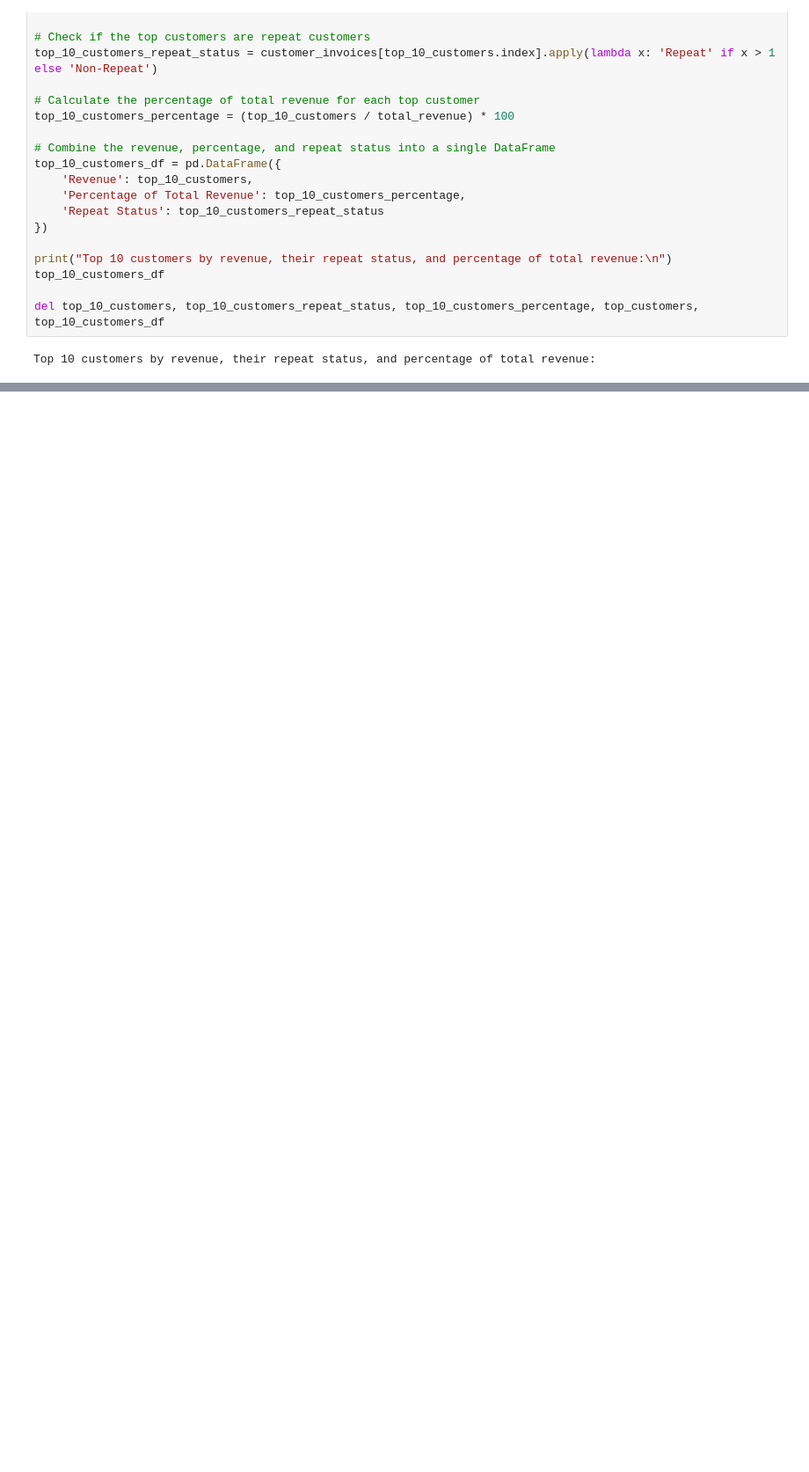
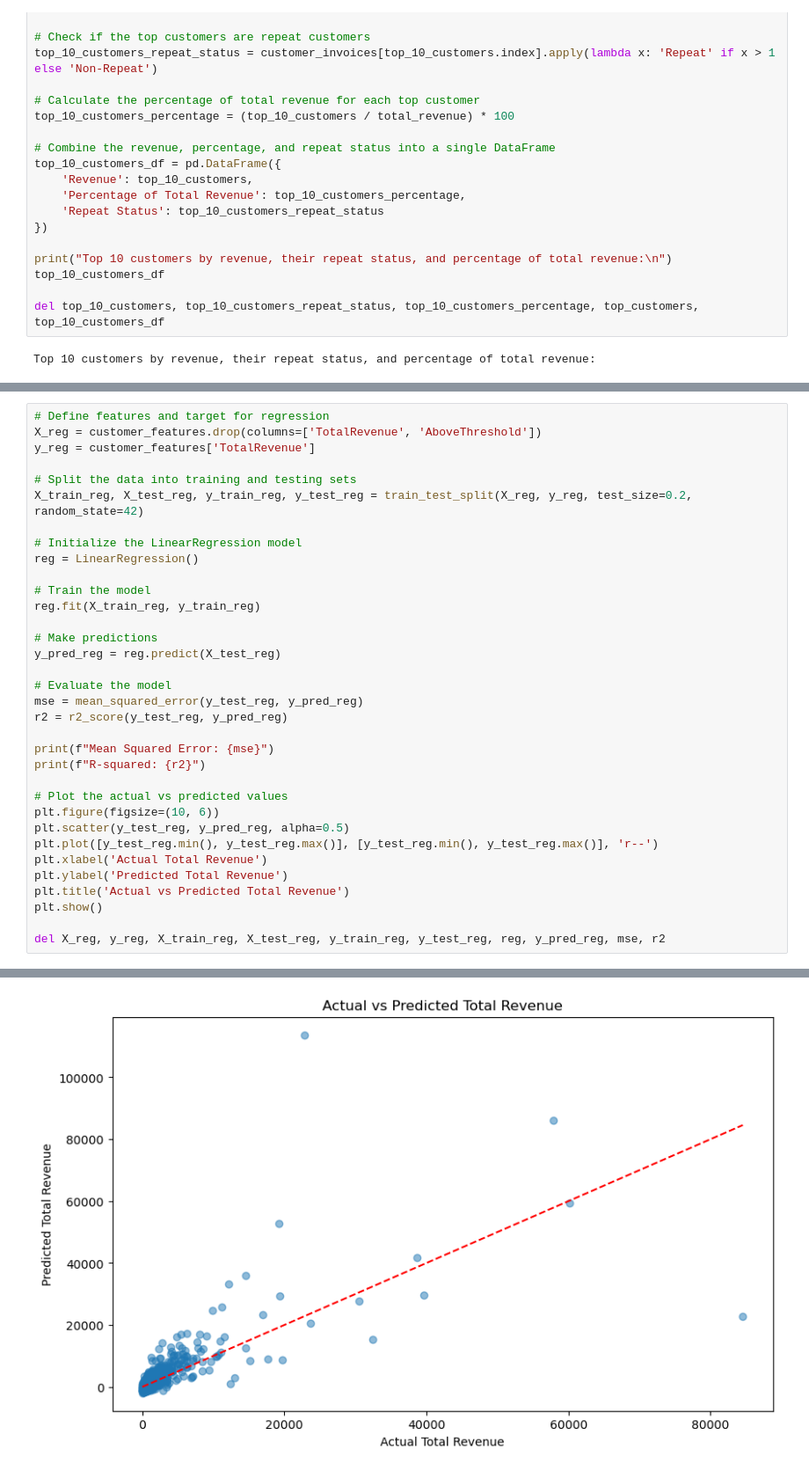
Before and after one commit to AicheD/RetailAnalysis, a Jupyter notebook: final-project.ipynb, the cells around one changed output, grey strips where cells are left out. Shown at 88% size. Saved outputs shown, nothing was run; the diff lists cells and outputs as text; blank space fills up the shorter version.

```diff
--- a/final-project.ipynb
+++ b/final-project.ipynb
@@ -321,0 +537,35 @@ Name: count, dtype: int64
+# %%
+# Define features and target for regression
+X_reg = customer_features.drop(columns=['TotalRevenue', 'AboveThreshold'])
+y_reg = customer_features['TotalRevenue']
+
+# Split the data into training and testing sets
+X_train_reg, X_test_reg, y_train_reg, y_test_reg = train_test_split(X_reg, y_reg, test_size=0.2, random_state=42)
+
+# Initialize the LinearRegression model
+reg = LinearRegression()
+
+# Train the model
+reg.fit(X_train_reg, y_train_reg)
+
+# Make predictions
+y_pred_reg = reg.predict(X_test_reg)
+
+# Evaluate the model
+mse = mean_squared_error(y_test_reg, y_pred_reg)
+r2 = r2_score(y_test_reg, y_pred_reg)
+
+print(f"Mean Squared Error: {mse}")
+print(f"R-squared: {r2}")
+
+# Plot the actual vs predicted values
+plt.figure(figsize=(10, 6))
+plt.scatter(y_test_reg, y_pred_reg, alpha=0.5)
+plt.plot([y_test_reg.min(), y_test_reg.max()], [y_test_reg.min(), y_test_reg.max()], 'r--')
+plt.xlabel('Actual Total Revenue')
+plt.ylabel('Predicted Total Revenue')
+plt.title('Actual vs Predicted Total Revenue')
+plt.show()
+
+del X_reg, y_reg, X_train_reg, X_test_reg, y_train_reg, y_test_reg, reg, y_pred_reg, mse, r2
+# %% [output]
@@ -321,0 +574 @@ Name: count, dtype: int64
+[figure, added]
```
Also changed, not shown: parts of 27 cells of this notebook.
